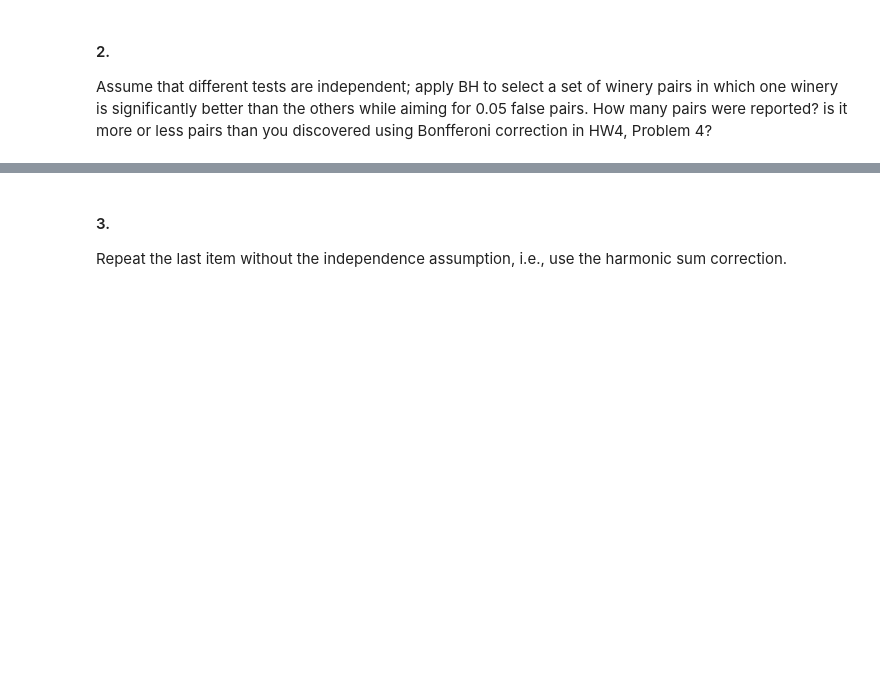
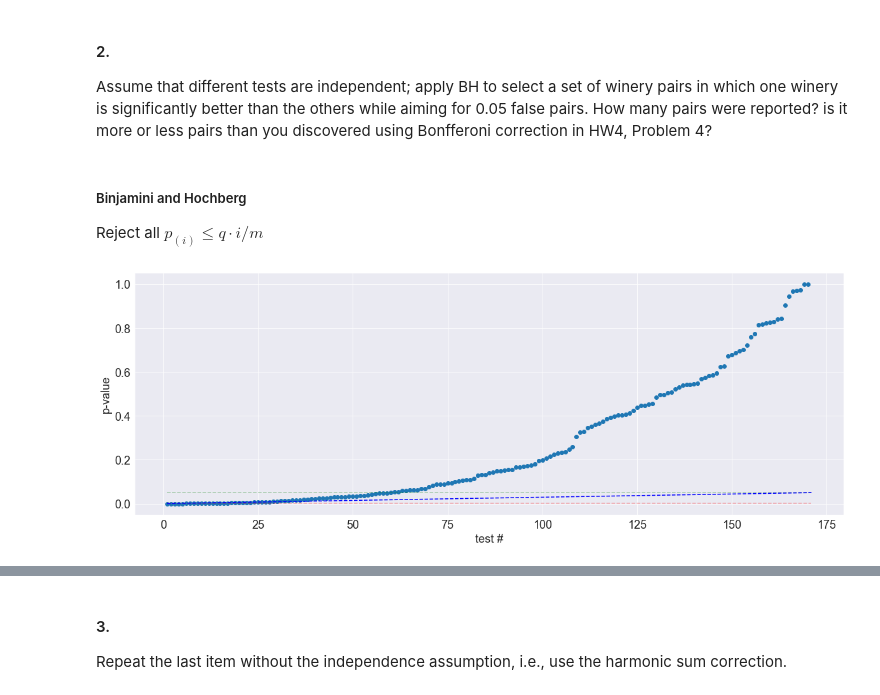
Before and after one commit to Nesher123/advanced-statistics, a Jupyter notebook: hw5/hw5.ipynb, the cells around one changed output, grey strips where cells are left out. Cells and saved outputs as stored; diff of their text form; code cells hidden in the pictures; blank space fills up the shorter version.

```diff
--- a/hw5/hw5.ipynb
+++ b/hw5/hw5.ipynb
@@ -158,5 +146,24 @@ plt.show()
 # %% [markdown]
 #### 2.
 Assume that different tests are independent; apply BH to select a set of winery pairs in which one winery is significantly better than the others while aiming for 0.05 false pairs. How many pairs were reported? is it more or less pairs than you discovered using Bonfferoni correction in HW4, Problem 4?
+# %% [markdown]
+##### Binjamini and Hochberg
+Reject all $p_{(i)} \leq q \cdot i/m$
 # %%
-aimed_false_pairs_percentage = 0.05
+alpha = 0.05
+# %%
+plt.scatter(np.arange(1, len(pv) + 1), sorted_pvals)
+
+# Bonferroni's:
+plt.plot([1, m], [alpha / m, alpha / m], '--r', alpha=.3)
+plt.plot([1, m], [alpha, alpha], '--g', alpha=.3)
+
+# BH:
+ell = np.arange(1, m + 1) / m * alpha
+plt.plot(np.arange(1, m + 1), ell, '--b')
+
+plt.ylabel('p-value')
+plt.xlabel('test #')
+plt.show()
+# %% [output]
+[figure, added]
```
Also changed, not shown: parts of 14 cells of this notebook.
